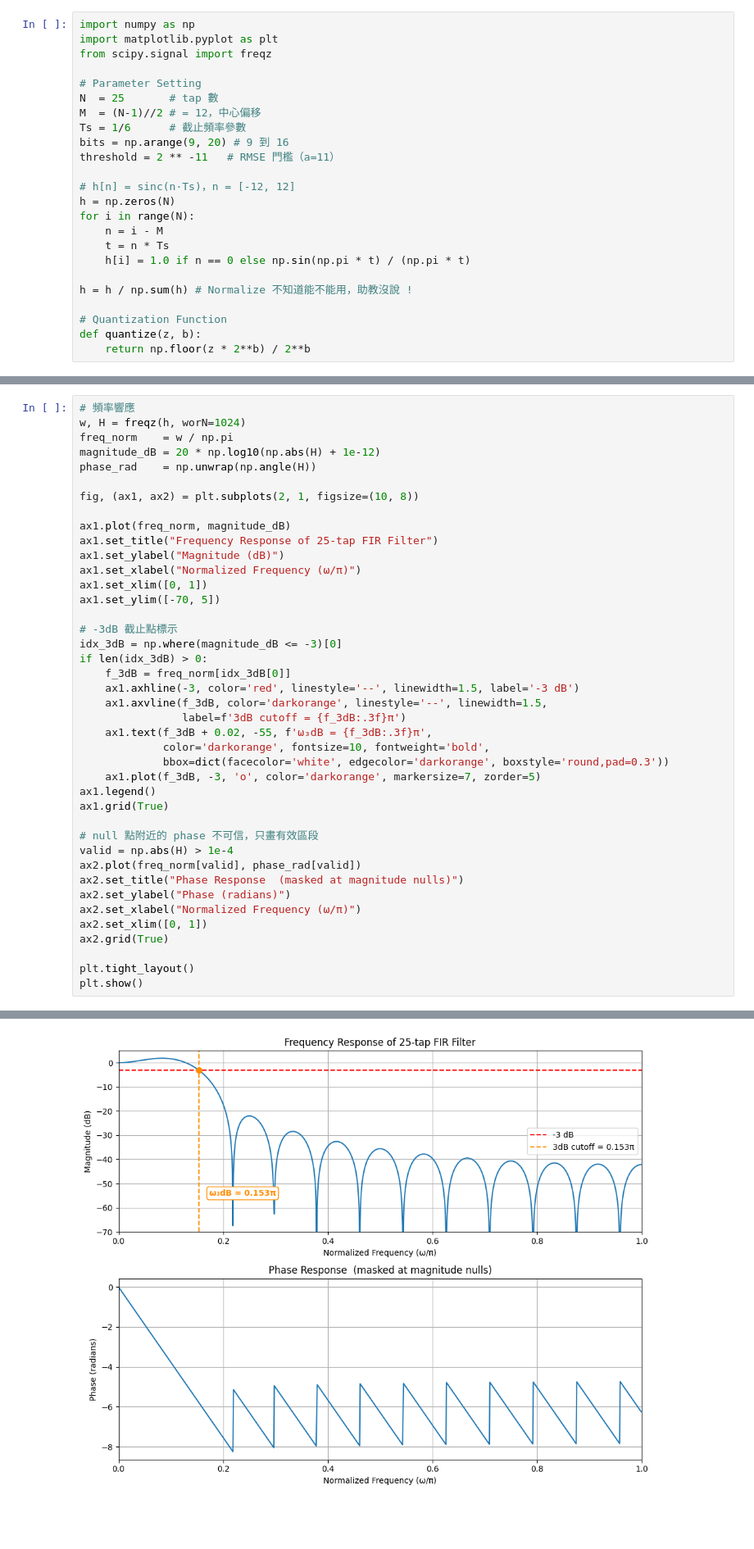
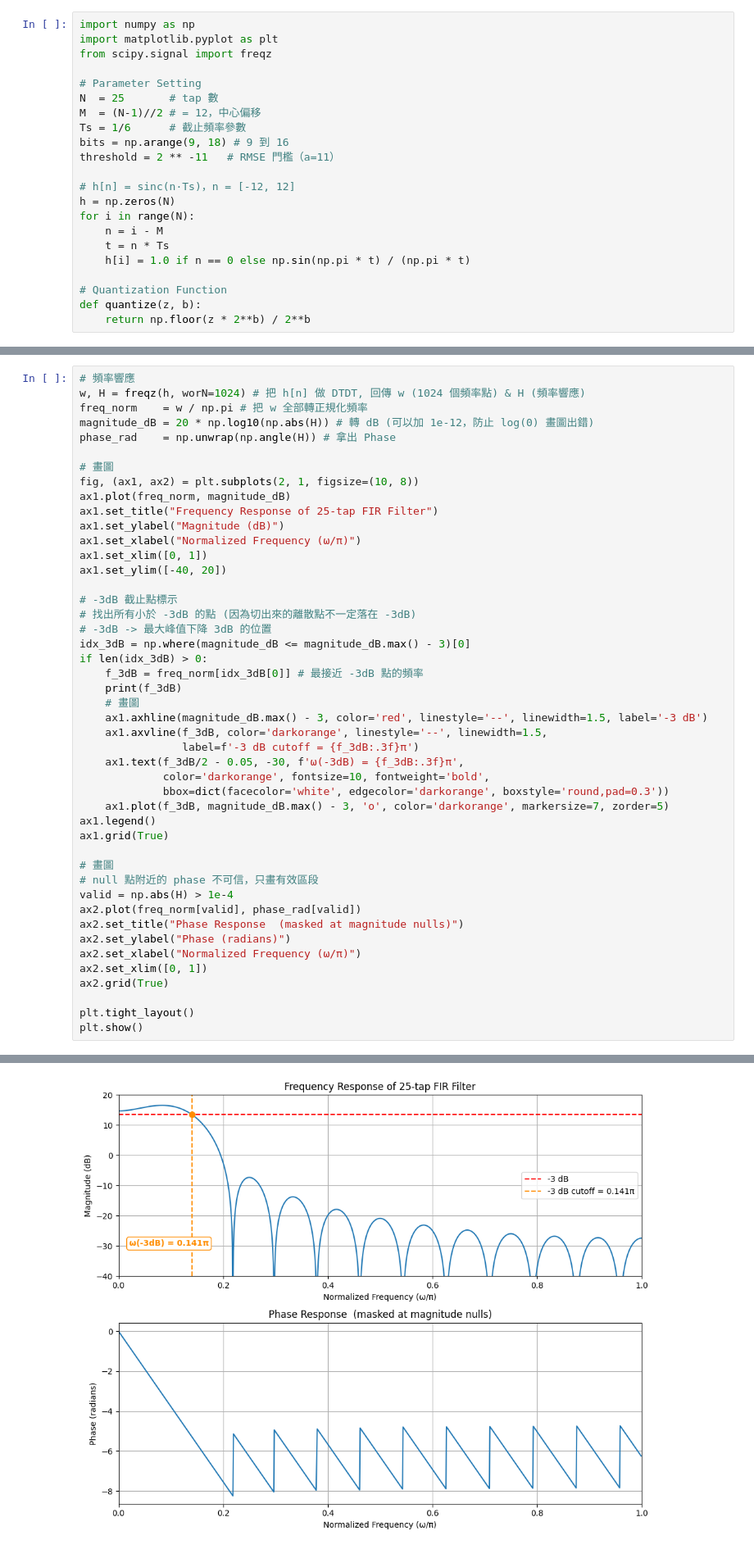
Before and after one commit to akira2963753/DSP-In-VLSI, a Jupyter notebook: HW2-Digital_Filter/Simulation/HW2.ipynb, the cells around one changed output, grey strips where cells are left out. Shown at 82% size. Saved outputs shown, nothing was run; the diff lists cells and outputs as text; blank space fills up the shorter version.

```diff
--- a/HW2-Digital_Filter/Simulation/HW2.ipynb
+++ b/HW2-Digital_Filter/Simulation/HW2.ipynb
@@ -9,7 +9,7 @@ from scipy.signal import freqz
 N  = 25       # tap 數
 M  = (N-1)//2 # = 12，中心偏移
 Ts = 1/6      # 截止頻率參數
-bits = np.arange(9, 20) # 9 到 16
+bits = np.arange(9, 18) # 9 到 16
 threshold = 2 ** -11   # RMSE 門檻（a=11）
 
 # h[n] = sinc(n·Ts)，n = [-12, 12]
@@ -19,8 +19,6 @@ for i in range(N):
     t = n * Ts
     h[i] = 1.0 if n == 0 else np.sin(np.pi * t) / (np.pi * t)
 
-h = h / np.sum(h) # Normalize 不知道能不能用，助教沒說 !
-
 # Quantization Function
 def quantize(z, b):
     return np.floor(z * 2**b) / 2**b
@@ -44,33 +40,38 @@ plt.show()
 # %%
 # 頻率響應
-w, H = freqz(h, worN=1024)
-freq_norm    = w / np.pi
-magnitude_dB = 20 * np.log10(np.abs(H) + 1e-12)
-phase_rad    = np.unwrap(np.angle(H))
+w, H = freqz(h, worN=1024) # 把 h[n] 做 DTDT, 回傳 w (1024 個頻率點) & H (頻率響應)
+freq_norm    = w / np.pi # 把 w 全部轉正規化頻率
+magnitude_dB = 20 * np.log10(np.abs(H)) # 轉 dB (可以加 1e-12，防止 log(0) 畫圖出錯)
+phase_rad    = np.unwrap(np.angle(H)) # 拿出 Phase
 
+# 畫圖
 fig, (ax1, ax2) = plt.subplots(2, 1, figsize=(10, 8))
-
 ax1.plot(freq_norm, magnitude_dB)
 ax1.set_title("Frequency Response of 25-tap FIR Filter")
 ax1.set_ylabel("Magnitude (dB)")
 ax1.set_xlabel("Normalized Frequency (ω/π)")
 ax1.set_xlim([0, 1])
-ax1.set_ylim([-70, 5])
+ax1.set_ylim([-40, 20])
 
 # -3dB 截止點標示
-idx_3dB = np.where(magnitude_dB <= -3)[0]
+# 找出所有小於 -3dB 的點 (因為切出來的離散點不一定落在 -3dB)
+# -3dB -> 最大峰值下降 3dB 的位置
+idx_3dB = np.where(magnitude_dB <= magnitude_dB.max() - 3)[0]
 if len(idx_3dB) > 0:
-    f_3dB = freq_norm[idx_3dB[0]]
-    ax1.axhline(-3, color='red', linestyle='--', linewidth=1.5, label='-3 dB')
+    f_3dB = freq_norm[idx_3dB[0]] # 最接近 -3dB 點的頻率
+    print(f_3dB)
+    # 畫圖
+    ax1.axhline(magnitude_dB.max() - 3, color='red', linestyle='--', linewidth=1.5, label='-3 dB')
     ax1.axvline(f_3dB, color='darkorange', linestyle='--', linewidth=1.5,
-                label=f'3dB cutoff = {f_3dB:.3f}π')
-    ax1.text(f_3dB + 0.02, -55, f'ω₃dB = {f_3dB:.3f}π',
+                label=f'-3 dB cutoff = {f_3dB:.3f}π')
+    ax1.text(f_3dB/2 - 0.05, -30, f'ω(-3dB) = {f_3dB:.3f}π',
              color='darkorange', fontsize=10, fontweight='bold',
              bbox=dict(facecolor='white', edgecolor='darkorange', boxstyle='round,pad=0.3'))
-    ax1.plot(f_3dB, -3, 'o', color='darkorange', markersize=7, zorder=5)
+    ax1.plot(f_3dB, magnitude_dB.max() - 3, 'o', color='darkorange', markersize=7, zorder=5)
 ax1.legend()
 ax1.grid(True)
 
+# 畫圖
 # null 點附近的 phase 不可信，只畫有效區段
 valid = np.abs(H) > 1e-4
 ax2.plot(freq_norm[valid], phase_rad[valid])
@@ -86,2 +88,2 @@ plt.show()
-[figure, old version]
+[figure, new version]
 # %% [markdown]
```
Also changed, not shown: parts of 16 cells of this notebook, 6 other files.
